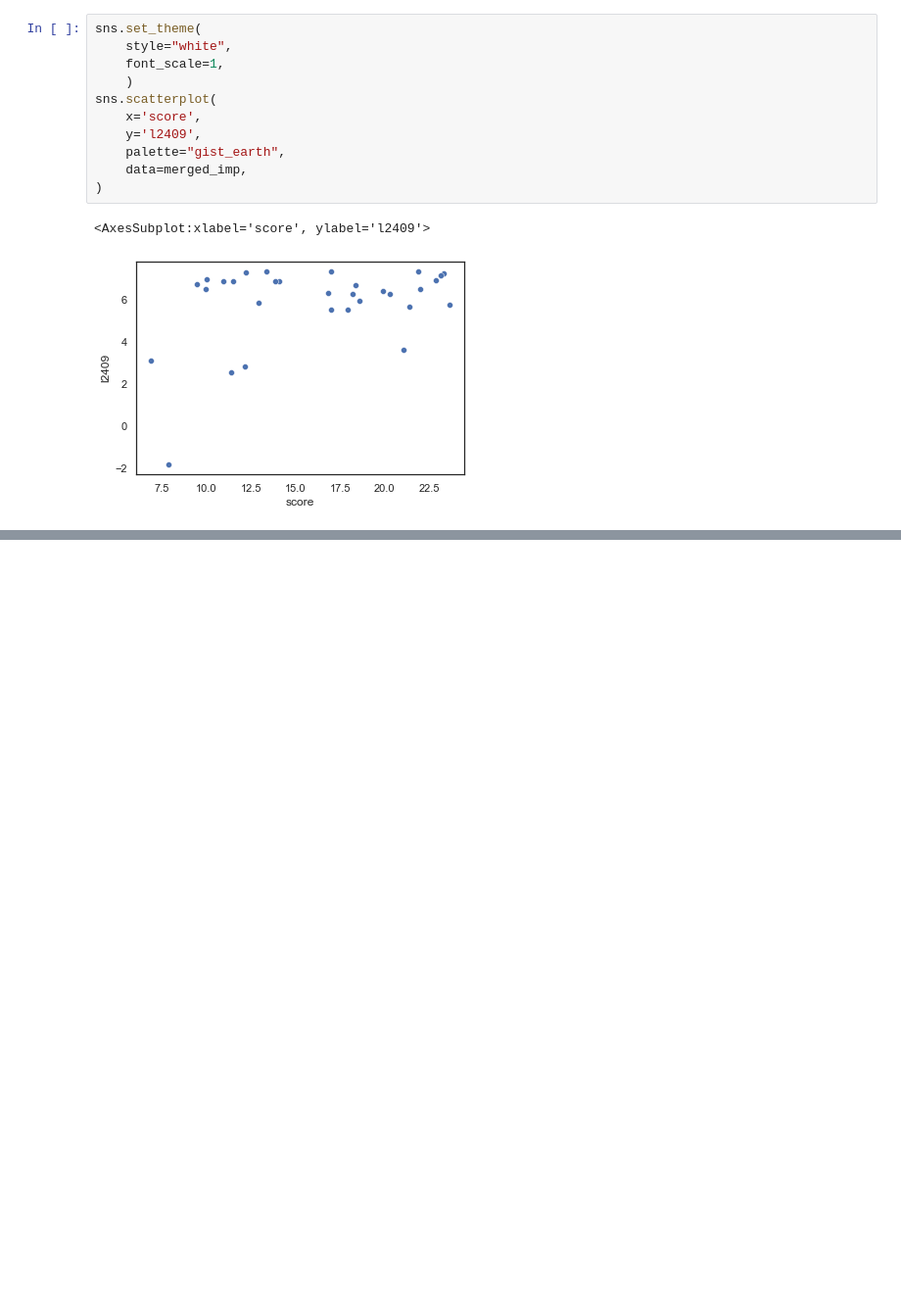
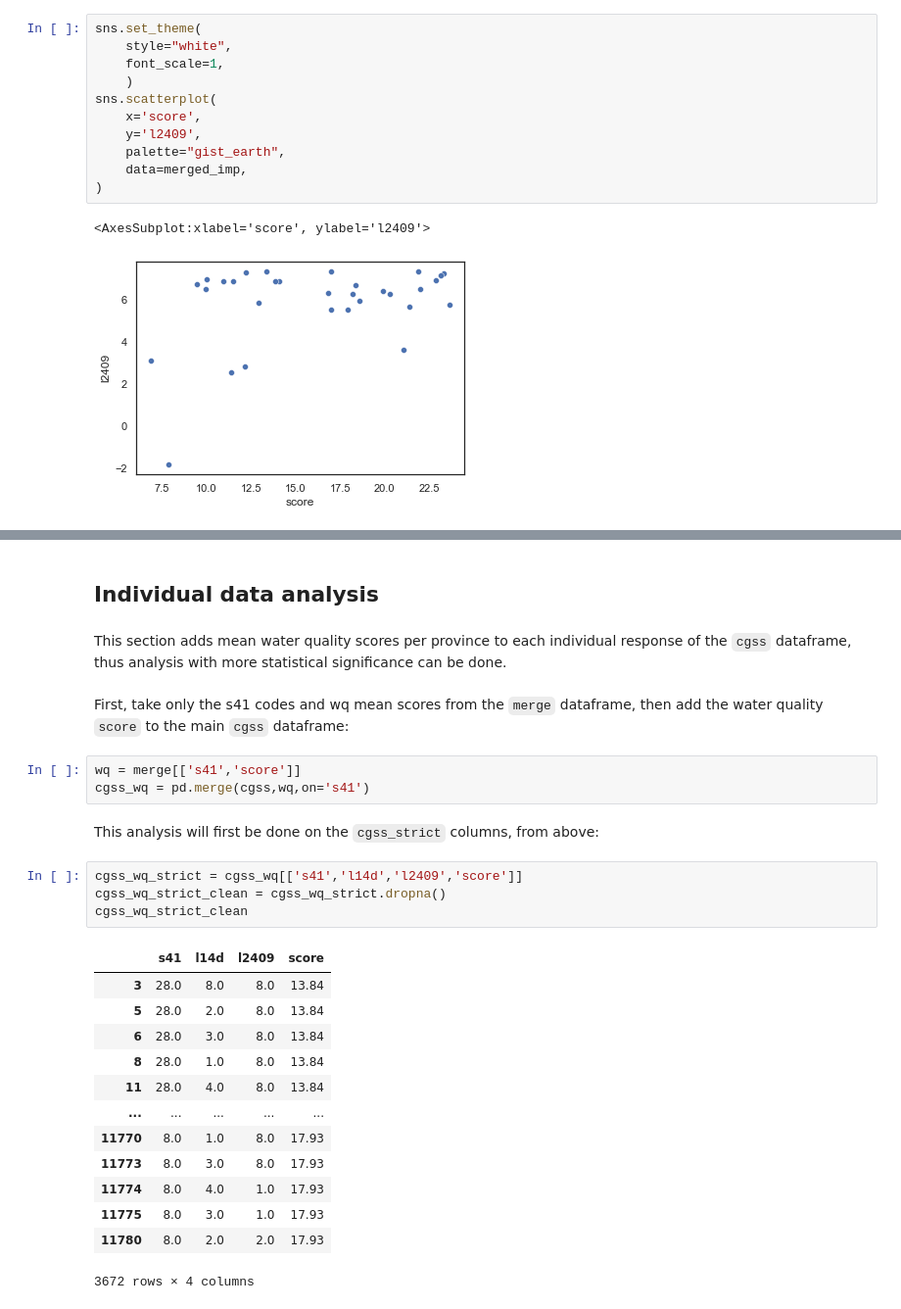
Before and after one commit to wrynearson/china-water, a Jupyter notebook: src/Thesis.ipynb, the cells around one changed output, grey strips where cells are left out. Shown at 98% size. Cells and saved outputs as stored; diff of their text form; blank space fills up the shorter version.

```diff
--- a/src/Thesis.ipynb
+++ b/src/Thesis.ipynb
@@ -614,0 +616,29 @@ sns.scatterplot(
+# %% [markdown]
+## Individual data analysis
+# %% [markdown]
+This section adds mean water quality scores per province to each individual response of the `cgss` dataframe, thus analysis with more statistical significance can be done.
+# %% [markdown]
+First, take only the s41 codes and wq mean scores from the `merge` dataframe, then add the water quality `score` to the main `cgss` dataframe:
+# %%
+wq = merge[['s41','score']]
+cgss_wq = pd.merge(cgss,wq,on='s41')
+# %% [markdown]
+This analysis will first be done on the `cgss_strict` columns, from above:
+# %%
+cgss_wq_strict = cgss_wq[['s41','l14d','l2409','score']]
+cgss_wq_strict_clean = cgss_wq_strict.dropna()
+cgss_wq_strict_clean
+# %% [output]
+|  | s41 | l14d | l2409 | score |
+| 3 | 28.0 | 8.0 | 8.0 | 13.84 |
+| 5 | 28.0 | 2.0 | 8.0 | 13.84 |
+| 6 | 28.0 | 3.0 | 8.0 | 13.84 |
+| 8 | 28.0 | 1.0 | 8.0 | 13.84 |
+| 11 | 28.0 | 4.0 | 8.0 | 13.84 |
+| ... | ... | ... | ... | ... |
+| 11770 | 8.0 | 1.0 | 8.0 | 17.93 |
+| 11773 | 8.0 | 3.0 | 8.0 | 17.93 |
+| 11774 | 8.0 | 4.0 | 1.0 | 17.93 |
+| 11775 | 8.0 | 3.0 | 1.0 | 17.93 |
+| 11780 | 8.0 | 2.0 | 2.0 | 17.93 |
+3672 rows × 4 columns
```
Also changed, not shown: parts of 7 cells of this notebook.
